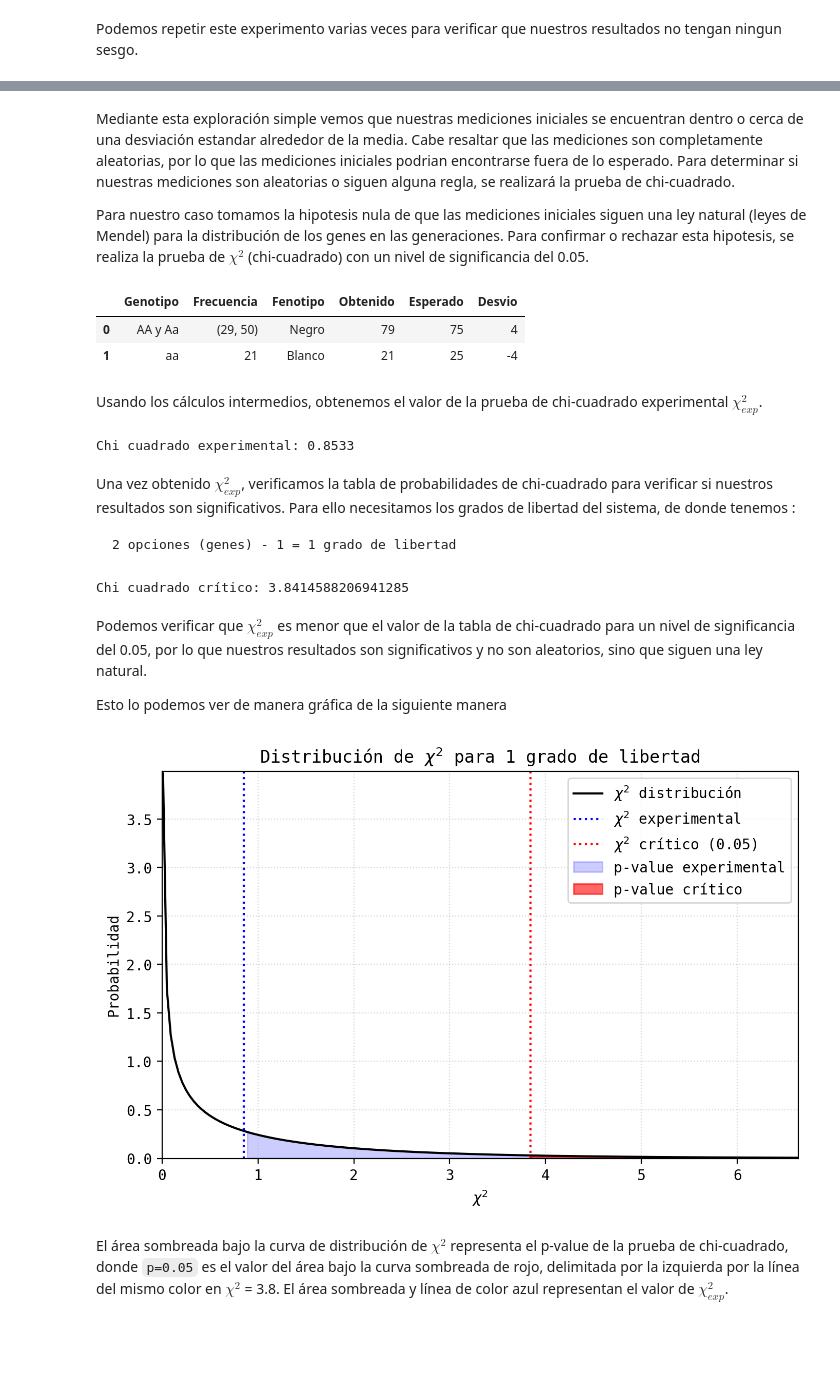
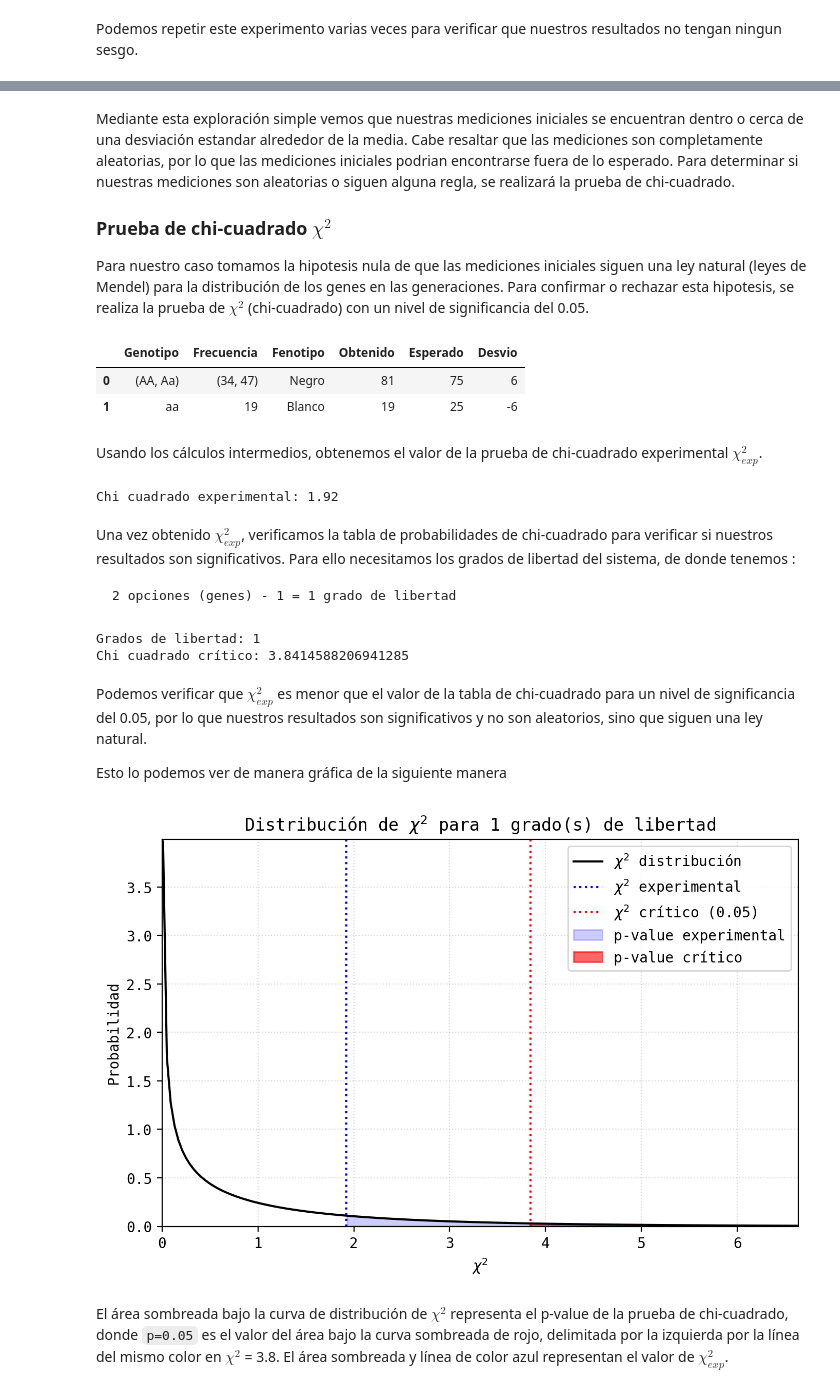
Before and after one commit to DangoMelon/biolab-fisi, a Jupyter notebook: biolab08.ipynb, the cells around one changed output, grey strips where cells are left out. Saved outputs shown, nothing was run; the diff lists cells and outputs as text; code cells hidden in the pictures; blank space fills up the shorter version.

Commit message:
Add part B and an experiment variant with more samples

````diff
--- a/biolab08.ipynb
+++ b/biolab08.ipynb
@@ -220,11 +222,13 @@ fig.subplots_adjust(hspace=0.1)
 # %% [markdown]
 Mediante esta exploración simple vemos que nuestras mediciones iniciales se encuentran dentro o cerca de una desviación estandar alrededor de la media. Cabe resaltar que las mediciones son completamente aleatorias, por lo que las mediciones iniciales podrian encontrarse fuera de lo esperado. Para determinar si nuestras mediciones son aleatorias o siguen alguna regla, se realizará la prueba de chi-cuadrado.
 
+### Prueba de chi-cuadrado $\chi^2$
+
 Para nuestro caso tomamos la hipotesis nula de que las mediciones iniciales siguen una ley natural (leyes de Mendel) para la distribución de los genes en las generaciones. Para confirmar o rechazar esta hipotesis, se realiza la prueba de $\chi^2$ (chi-cuadrado) con un nivel de significancia del 0.05.
 # %%
 resumen_a = pd.DataFrame(
     dict(
-        Genotipo=["AA y Aa", "aa"],
+        Genotipo=["(AA, Aa)", "aa"],
         Frecuencia=[(frecuencias_a.AA, frecuencias_a.Aa), frecuencias_a.aa],
         Fenotipo=["Negro", "Blanco"],
         Obtenido=[frecuencias_a.AA + frecuencias_a.Aa, frecuencias_a.aa],
@@ -235,8 +239,8 @@ resumen_a["Desvio"] = resumen_a.Obtenido - resumen_a.Esperado
 resumen_a
 # %% [output]
 |  | Genotipo | Frecuencia | Fenotipo | Obtenido | Esperado | Desvio |
-| 0 | AA y Aa | (29, 50) | Negro | 79 | 75 | 4 |
-| 1 | aa | 21 | Blanco | 21 | 25 | -4 |
+| 0 | (AA, Aa) | (34, 47) | Negro | 81 | 75 | 6 |
+| 1 | aa | 19 | Blanco | 19 | 25 | -6 |
 # %% [markdown]
 Usando los cálculos intermedios, obtenemos el valor de la prueba de chi-cuadrado experimental $\chi^2_{exp}$.
 # %%
@@ -244,7 +248,7 @@ Usando los cálculos intermedios, obtenemos el valor de la prueba de chi-cuadrad
 chi_cuadrado = np.round((resumen_a.Desvio**2 / resumen_a.Esperado).sum(), 4)
 print(f"Chi cuadrado experimental: {chi_cuadrado}")
 # %% [output]
-Chi cuadrado experimental: 0.8533
+Chi cuadrado experimental: 1.92
 # %% [markdown]
 Una vez obtenido $\chi^2_{exp}$, verificamos la tabla de probabilidades de chi-cuadrado para verificar si nuestros resultados son significativos. Para ello necesitamos los grados de libertad del sistema, de donde tenemos :
 ```
@@ -257,8 +261,10 @@ dof = len(resultados_a.iloc[0].gen) - 1
 # Obtenemos el valor critico de chi cuadrado
 # para una probabilidad de 0.05 y nuestro grado de libertad
 critical_value = stats.chi2.isf(0.05, dof)
+print(f"Grados de libertad: {dof}")
 print(f"Chi cuadrado crítico: {critical_value}")
 # %% [output]
+Grados de libertad: 1
 Chi cuadrado crítico: 3.8414588206941285
 # %% [markdown]
 Podemos verificar que $\chi^2_{exp}$ es menor que el valor de la tabla de chi-cuadrado para un nivel de significancia del 0.05, por lo que nuestros resultados son significativos y no son aleatorios, sino que siguen una ley natural.
@@ -277,36 +283,36 @@ ax.axvline(
 )
 
 ax.fill_between(
     x,
     0,
     chi2,
     where=x >= chi_cuadrado,
     color="blue",
     alpha=0.2,
     interpolate=True,
     label="p-value experimental",
 )
 ax.fill_between(
     x,
     0,
     chi2,
     where=x >= critical_value,
     color="red",
     alpha=0.6,
     interpolate=True,
     label="p-value crítico",
 )
 
 ax.set_xlim(0, stats.chi2.isf(x[0], dof))
 ax.set_ylim(0, chi2.max() + chi2.std() / 10)
-ax.set_title(r"Distribución de $\chi^2$ para 1 grado de libertad")
+ax.set_title(rf"Distribución de $\chi^2$ para {dof} grado(s) de libertad")
 
 ax.set_xlabel(r"$\chi^2$")
 ax.set_ylabel("Probabilidad")
-ax.legend()
+ax.legend(loc="upper right")
 ax.grid(ls="dotted", alpha=0.5)
 # %% [output]
-[figure, old version]
+[figure, new version]
 # %% [markdown]
 El área sombreada bajo la curva de distribución de $\chi^2$ representa el p-value de la prueba de chi-cuadrado, donde `p=0.05` es el valor del área bajo la curva sombreada de rojo, delimitada por la izquierda por la línea del mismo color en $\chi^2$ = 3.8. El área sombreada y línea de color azul representan el valor de $\chi^2_{exp}$.
 # %%
````
Also changed, not shown: parts of 35 cells of this notebook.
